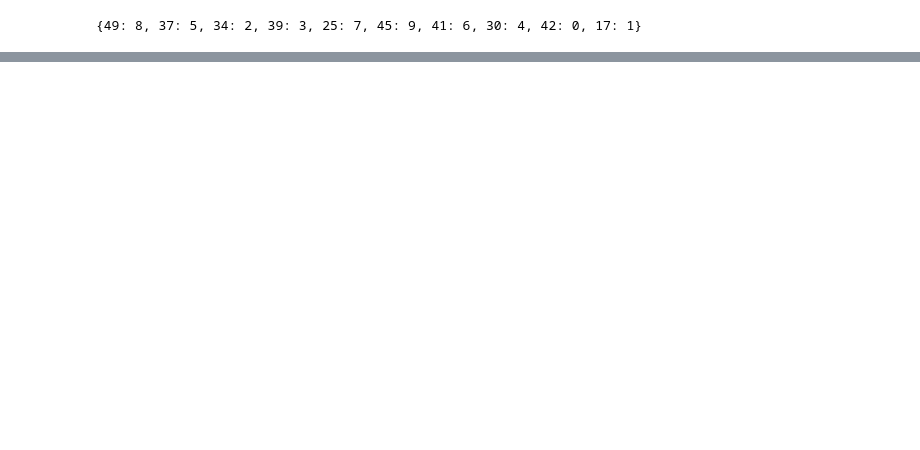
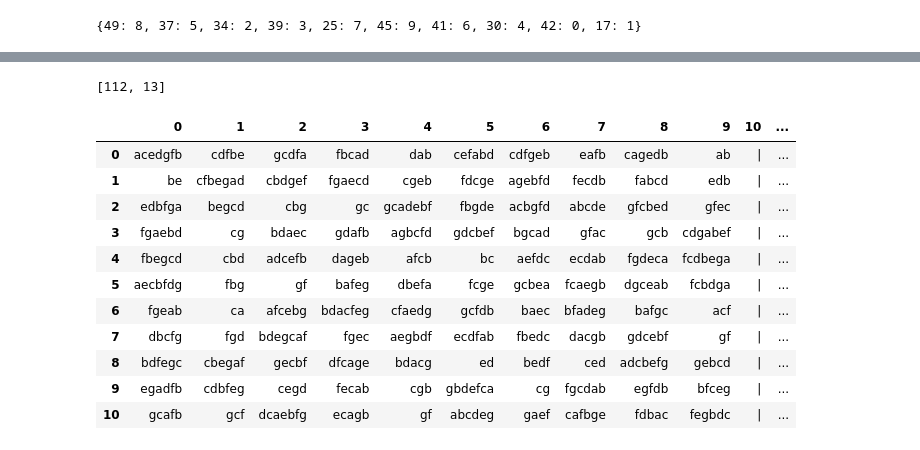
Before and after one commit to lloydhamilton/advent_of_code, a Jupyter notebook: day8.ipynb, the cells around one changed output, grey strips where cells are left out. Cells and saved outputs as stored; diff of their text form; code cells hidden in the pictures; blank space fills up the shorter version.

```diff
--- a/day8.ipynb
+++ b/day8.ipynb
@@ -263,0 +332,23 @@ ValueError: too many values to unpack (expected 2)
+# %%
+ints = [112]
+int2 = 13
+
+ints.append(int2)
+ints
+# %% [output]
+[112, 13]
+# %%
+data
+# %% [output]
+|  | 0 | 1 | 2 | 3 | 4 | 5 | 6 | 7 | 8 | 9 | 10 | ... |
+| 0 | acedgfb | cdfbe | gcdfa | fbcad | dab | cefabd | cdfgeb | eafb | cagedb | ab | | | ... |
+| 1 | be | cfbegad | cbdgef | fgaecd | cgeb | fdcge | agebfd | fecdb | fabcd | edb | | | ... |
+| 2 | edbfga | begcd | cbg | gc | gcadebf | fbgde | acbgfd | abcde | gfcbed | gfec | | | ... |
+| 3 | fgaebd | cg | bdaec | gdafb | agbcfd | gdcbef | bgcad | gfac | gcb | cdgabef | | | ... |
+| 4 | fbegcd | cbd | adcefb | dageb | afcb | bc | aefdc | ecdab | fgdeca | fcdbega | | | ... |
+| 5 | aecbfdg | fbg | gf | bafeg | dbefa | fcge | gcbea | fcaegb | dgceab | fcbdga | | | ... |
+| 6 | fgeab | ca | afcebg | bdacfeg | cfaedg | gcfdb | baec | bfadeg | bafgc | acf | | | ... |
+| 7 | dbcfg | fgd | bdegcaf | fgec | aegbdf | ecdfab | fbedc | dacgb | gdcebf | gf | | | ... |
+| 8 | bdfegc | cbegaf | gecbf | dfcage | bdacg | ed | bedf | ced | adcbefg | gebcd | | | ... |
+| 9 | egadfb | cdbfeg | cegd | fecab | cgb | gbdefca | cg | fgcdab | egfdb | bfceg | | | ... |
+| 10 | gcafb | gcf | dcaebfg | ecagb | gf | abcdeg | gaef | cafbge | fdbac | fegbdc | | | ... |
```
Also changed, not shown: parts of 7 cells of this notebook.
